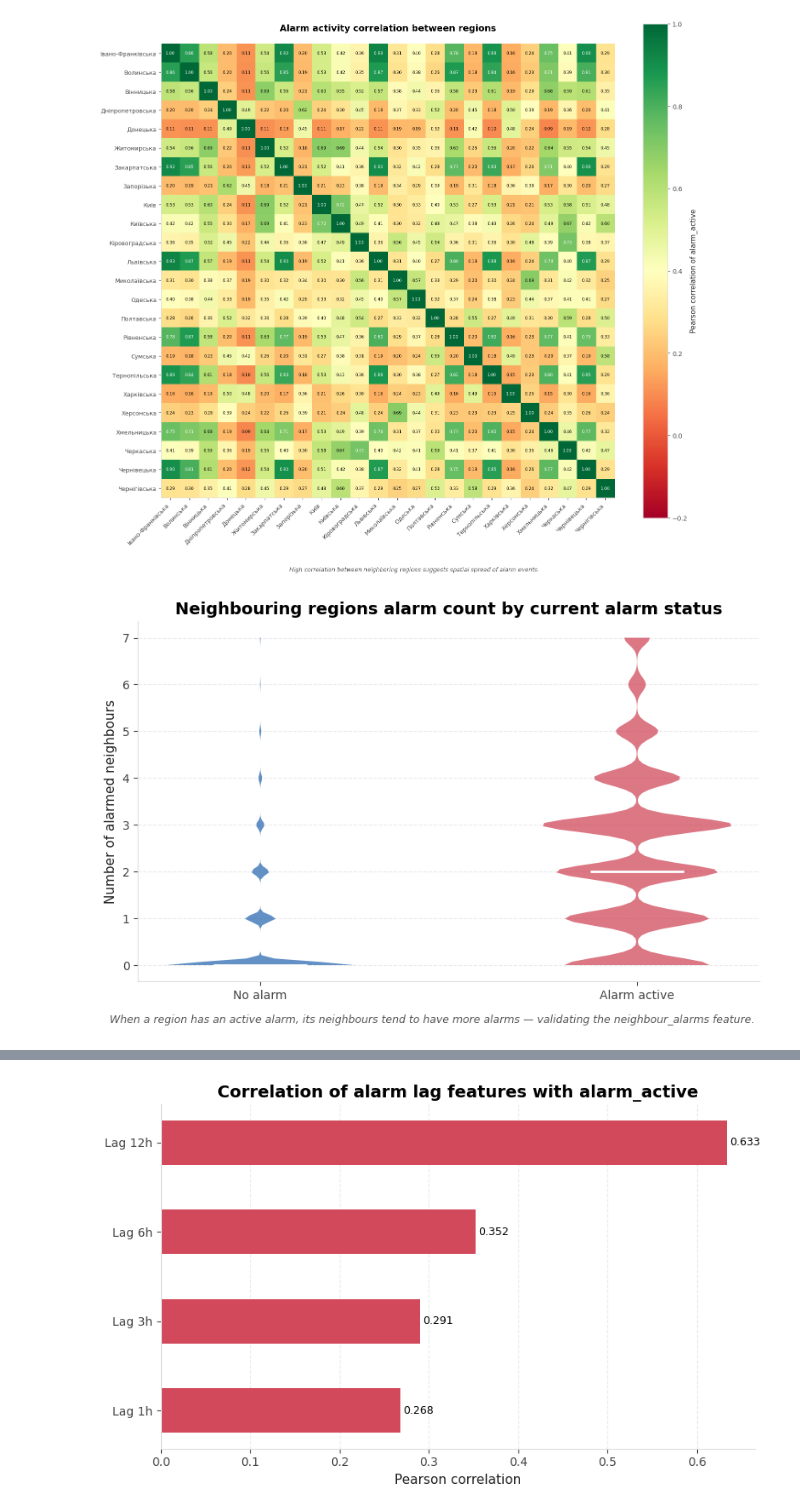
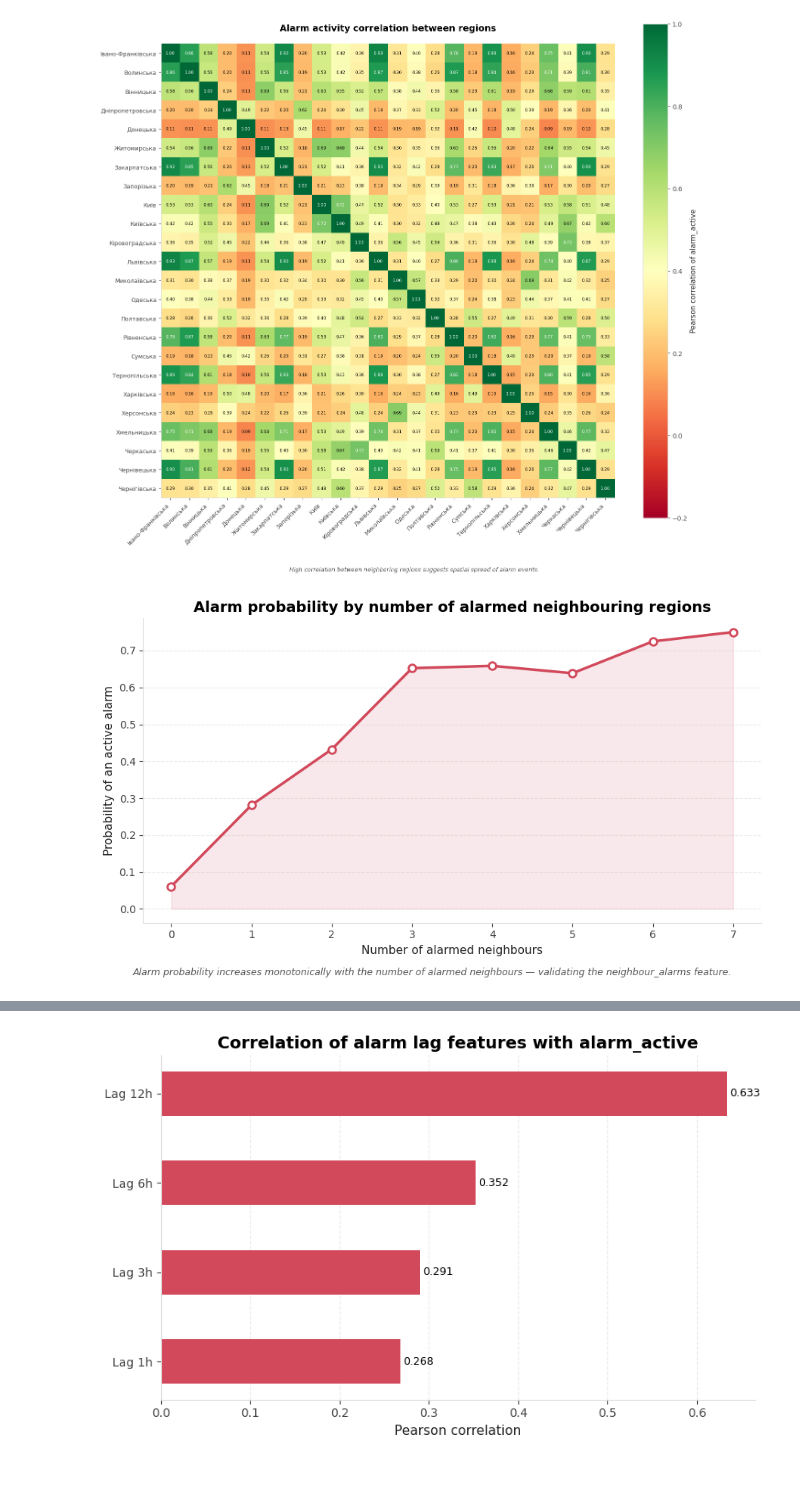
Before and after one commit to khorunzhaviktoriia/war-events-predictor-saas, a Jupyter notebook: forecasting/data_merge_feature_engineering.ipynb, the cells around one changed output, grey strips where cells are left out. Saved outputs shown, nothing was run; the diff lists cells and outputs as text; code cells hidden in the pictures; blank space fills up the shorter version.

```diff
--- a/forecasting/data_merge_feature_engineering.ipynb
+++ b/forecasting/data_merge_feature_engineering.ipynb
@@ -483,6 +484,8 @@ df_final['isw_intensity_ema'] = (df_final.groupby('region_id')['isw_total_intens
 
 isw_cols = ['isw_velocity_24h', 'isw_intensity_ema', 'isw_topic_entropy']
 df_final[isw_cols] = df_final[isw_cols].fillna(0)
+# %%
+df_final = df_final.copy()
 # %% [markdown]
 ### TELEGRAM
 # %%
@@ -967,38 +938,32 @@ plt.show()
 # %% [output]
 [figure]
 # %%
-fig, ax = plt.subplots(figsize=(8, 5))
+alarm_by_neighbours = (df.groupby('neighbour_alarms')['alarm_active'].mean().reset_index())
 
-parts = ax.violinplot(
-    [df[df['alarm_active']==0]['neighbour_alarms'],
-     df[df['alarm_active']==1]['neighbour_alarms']],
-    positions=[1, 2],
-    showmedians=True,
-    showextrema=False
-)
+fig, ax = plt.subplots(figsize=(9, 5))
 
-for i, pc in enumerate(parts['bodies']):
-    pc.set_facecolor([BLUE_MAIN, RED_ACCENT][i])
-    pc.set_alpha(0.75)
+ax.plot(alarm_by_neighbours['neighbour_alarms'],
+        alarm_by_neighbours['alarm_active'],
+        color=RED_ACCENT, linewidth=2.5,
+        marker='o', markersize=7, markerfacecolor='white', markeredgewidth=2)
 
-parts['cmedians'].set_color('white')
-parts['cmedians'].set_linewidth(2)
+ax.fill_between(alarm_by_neighbours['neighbour_alarms'], alarm_by_neighbours['alarm_active'], alpha=0.12, color=RED_ACCENT)
 
-ax.set_xticks([1, 2])
-ax.set_xticklabels(['No alarm', 'Alarm active'])
-ax.set_title('Neighbouring regions alarm count by current alarm status')
-ax.set_ylabel('Number of alarmed neighbours')
+ax.set_title('Alarm probability by number of alarmed neighbouring regions')
+ax.set_xlabel('Number of alarmed neighbours')
+ax.set_ylabel('Probability of an active alarm')
+ax.set_xticks(alarm_by_neighbours['neighbour_alarms'])
 ax.grid(axis='y')
 ax.set_axisbelow(True)
 
 fig.text(0.5, -0.02,
-         'When a region has an active alarm, its neighbours tend to have more alarms — validating the neighbour_alarms feature.',
+         'Alarm probability increases monotonically with the number of alarmed neighbours — validating the neighbour_alarms feature.',
          ha='center', fontsize=9, color=TEXT_GREY, style='italic')
 
 plt.tight_layout()
 plt.show()
 # %% [output]
-[figure, old version]
+[figure, new version]
 # %%
 url = "https://raw.githubusercontent.com/EugeneBorshch/ukraine_geojson/master/UA_FULL_Ukraine.geojson"
 geo = requests.get(url).json()
```
Also changed, not shown: parts of 48 cells of this notebook.
